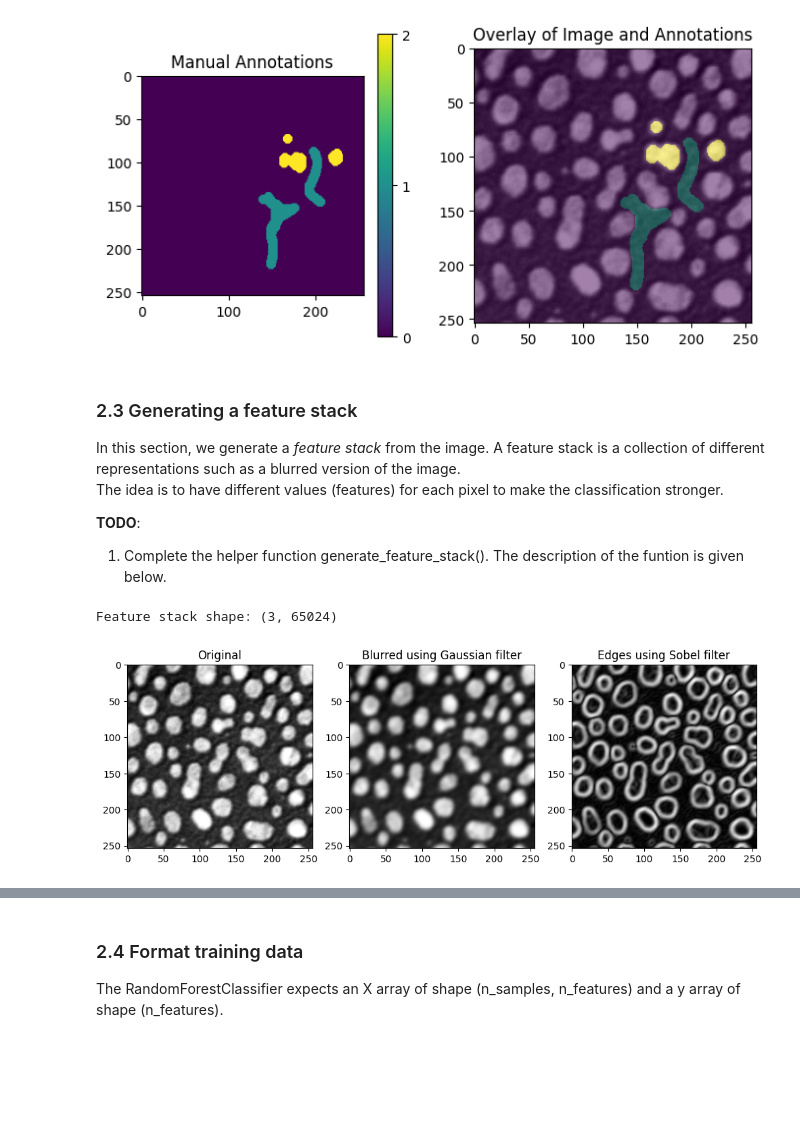
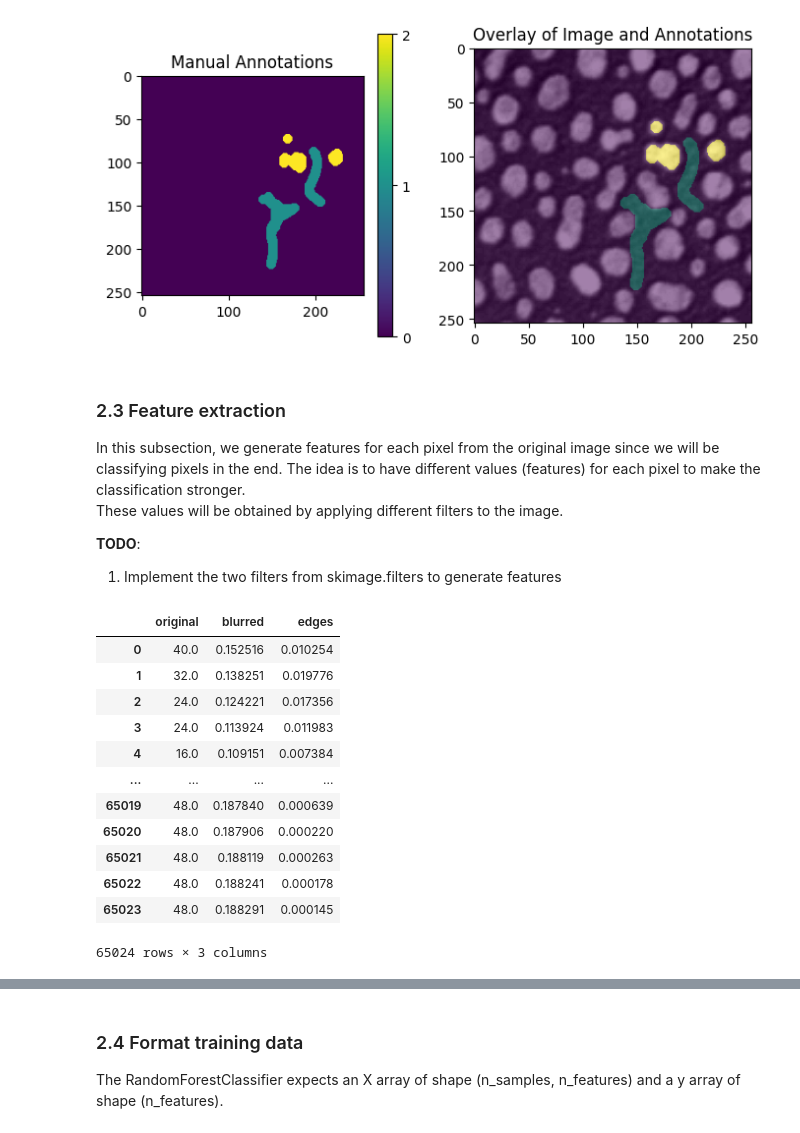
Before and after one commit to moritzmarquardt/workshop_IBEC, a Jupyter notebook: 02_cell_segmentation_classification_rfc.ipynb, the cells around one changed output, grey strips where cells are left out. Drawn from its saved outputs; the diff is of its cells as text; code cells hidden in the pictures; blank space fills up the shorter version.

```diff
--- a/02_cell_segmentation_classification_rfc.ipynb
+++ b/02_cell_segmentation_classification_rfc.ipynb
@@ -116,59 +116,44 @@ plt.show()
 # %% [output]
 [figure]
 # %% [markdown]
-### 2.3 Generating a feature stack
-In this section, we generate a *feature stack* from the image. A feature stack is a collection of different representations such as a blurred version of the image.
+### 2.3 Feature extraction
+In this subsection, we generate features for each pixel from the original image since we will be classifying pixels in the end.
 The idea is to have different values (features) for each pixel to make the classification stronger.
+These values will be obtained by applying different filters to the image.
 
 **TODO**:
-1. Complete the helper function generate_feature_stack(). The description of the funtion is given below.
+1. Implement the two filters from skimage.filters to generate features
 # %%
-def generate_feature_stack(image: np.ndarray) -> np.ndarray:
-    """
-    Generate a stack of features from an image. For each pixel in the image, the function extracts three features.
-    These festures are:
-    - the original image
-    - a blurred version of the image using a Gaussian filter from the skimage.filters module
-    - an edge-detected version of the image using the Sobel filter from the skimage.filters module
 
-    Parameters
-    image : np.ndarray The input image.
+# define additional features
+blurred_image = filters.gaussian(image, sigma=2) #TODO: Use the filters.gaussian function from the skimage module with sigma=2
+edges_image = filters.sobel(blurred_image) #TODO Use the filters.sobel function from the skimage module
 
-    Returns
-    np.ndarray The feature stack.
-    """
-    # define additional features
-    blurred_image = filters.gaussian(image, sigma=2) #TODO: Use the filters.gaussian function from the skimage module with sigma=2
-    edges_image = filters.sobel(blurred_image) #TODO Use the filters.sobel function from the skimage module
+# The ravel() function turns a nD image into a 1-D image.
+features = [
+    image.ravel(),
+    blurred_image.ravel(),
+    edges_image.ravel()
+]
 
-    # collect features in a stack
-    # The ravel() function turns a nD image into a 1-D image.
-    # We need to use it because scikit-learn expects values in a 1-D format here.
-    feature_stack = [
-        image.ravel(),
-        blurred_image.ravel(),
-        edges_image.ravel()
-    ]
+# Transpose the features to have the shape (n_samples, n_features)
+features = np.asarray(features).T
 
-    # return stack as numpy-array
-    return np.asarray(feature_stack)
-
-feature_stack = generate_feature_stack(image)
-print(f'Feature stack shape: {feature_stack.shape}')
-
-# visualise feature images
-fig, axes = plt.subplots(1, 3, figsize=(12,4))
-
-# reshape(image.shape) is the opposite of ravel() here. We just need it for visualization.
-axes[0].imshow(feature_stack[0].reshape(image.shape), cmap='gray')
-axes[0].set_title('Original')
-axes[1].imshow(feature_stack[1].reshape(image.shape), cmap='gray')
-axes[1].set_title('Blurred using Gaussian filter')
-axes[2].imshow(feature_stack[2].reshape(image.shape), cmap='gray')
-axes[2].set_title('Edges using Sobel filter')
-plt.show()
-
-#TODO (for fast people) Play around with the sigma parameter of the gaussian blur filter. A larger sigma corresponds to a larger gaussian kernel and thus more blurring. Find a balance so that noise is reduced but edges are still visible.
+# visualize the features as a pandas dataframe
+df_features = pd.DataFrame(features)
+df_features.columns = ['original', 'blurred', 'edges']
+df_features
 # %% [output]
+|  | original | blurred | edges |
+| 0 | 40.0 | 0.152516 | 0.010254 |
+| 1 | 32.0 | 0.138251 | 0.019776 |
+| 2 | 24.0 | 0.124221 | 0.017356 |
+| 3 | 24.0 | 0.113924 | 0.011983 |
+| 4 | 16.0 | 0.109151 | 0.007384 |
+| ... | ... | ... | ... |
+| 65019 | 48.0 | 0.187840 | 0.000639 |
+| 65020 | 48.0 | 0.187906 | 0.000220 |
+| 65021 | 48.0 | 0.188119 | 0.000263 |
+| 65022 | 48.0 | 0.188241 | 0.000178 |
+| 65023 | 48.0 | 0.188291 | 0.000145 |
-Feature stack shape: (3, 65024)
+65024 rows × 3 columns
-[figure, removed]
```
Also changed, not shown: parts of 9 cells of this notebook, 4 other files.
